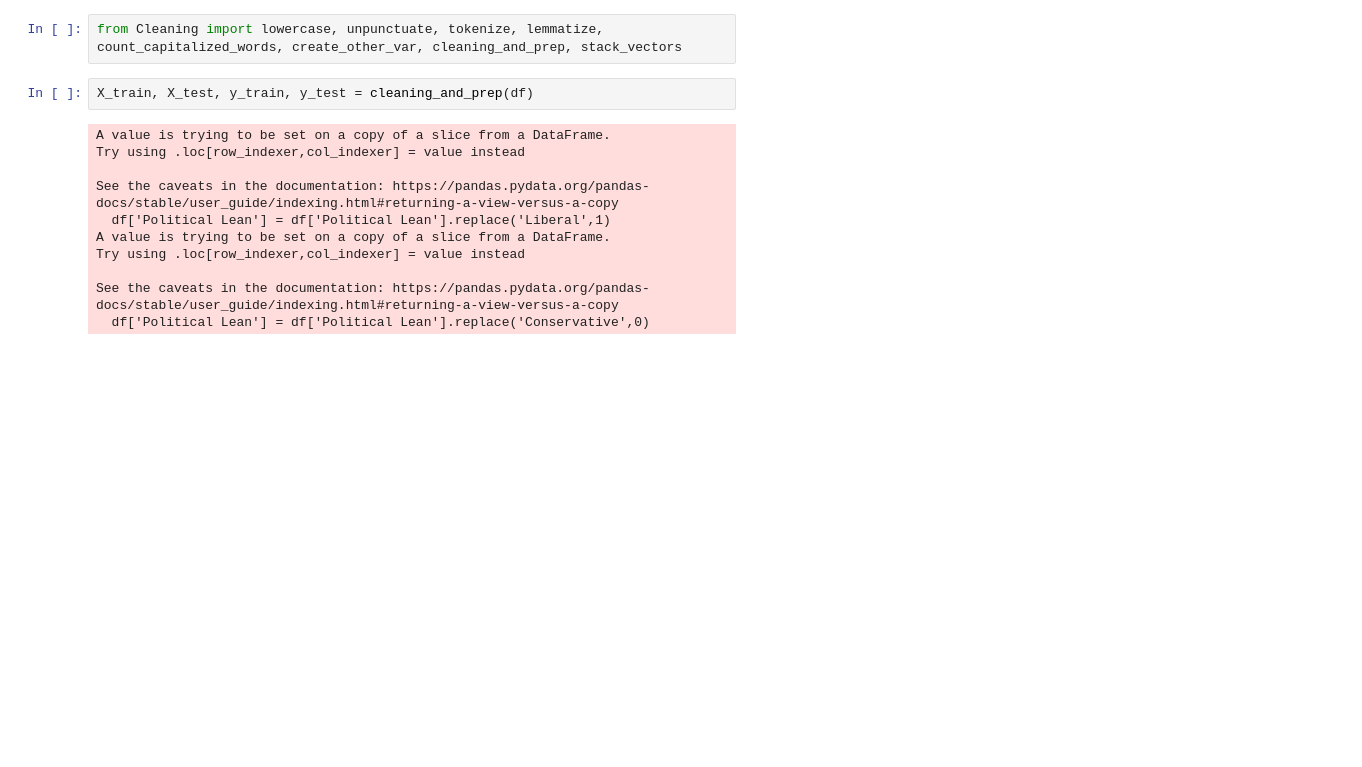
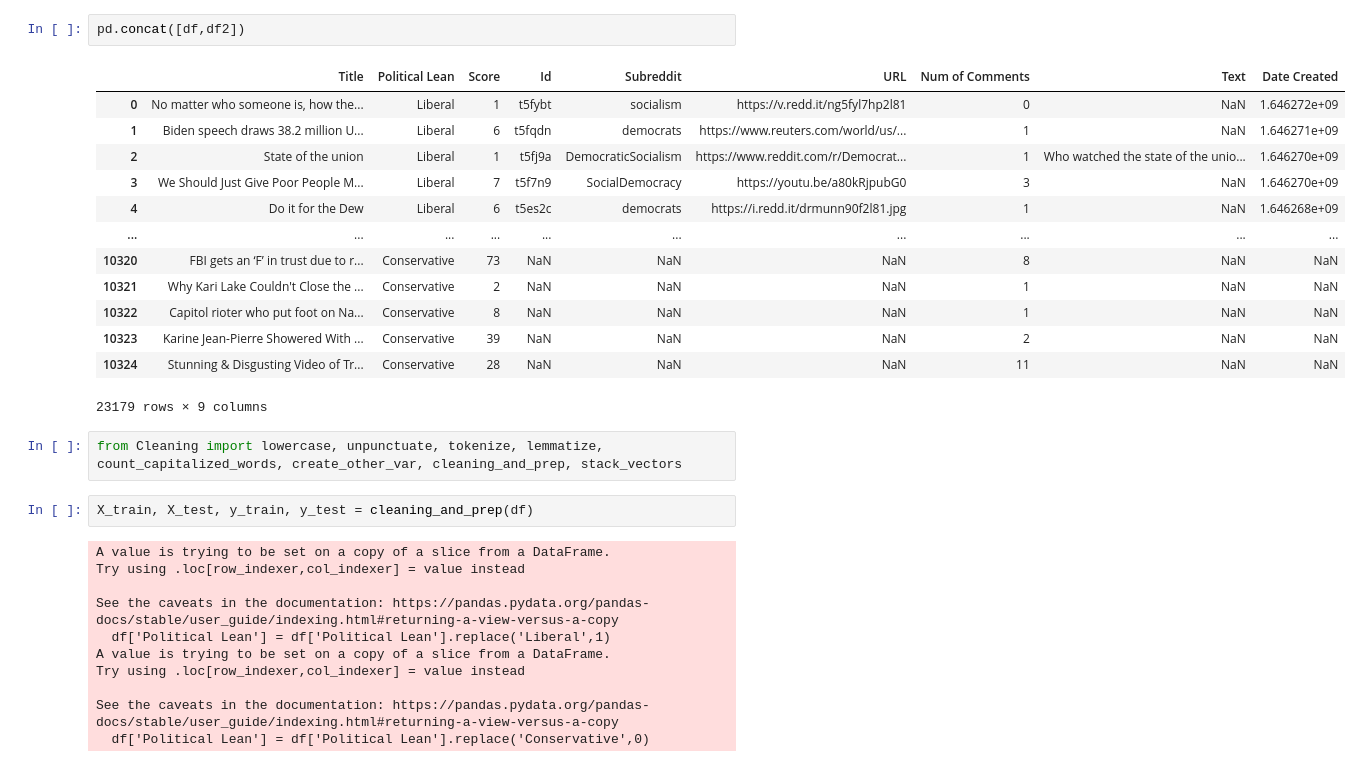
Before and after one commit to naqueattack/PoliticalNLP, a Jupyter notebook: python/CombinedModel2.ipynb, the cells around one changed output. Cells and saved outputs as stored; diff of their text form; blank space fills up the shorter version.

```diff
--- a/python/CombinedModel2.ipynb
+++ b/python/CombinedModel2.ipynb
@@ -18,3 +34,19 @@ df = pd.read_csv("../data/fulldata.csv")
+# %%
+pd.concat([df,df2])
+# %% [output]
+|  | Title | Political Lean | Score | Id | Subreddit | URL | Num of Comments | Text | Date Created |
+| 0 | No matter who someone is, how the... | Liberal | 1 | t5fybt | socialism | https://v.redd.it/ng5fyl7hp2l81 | 0 | NaN | 1.646272e+09 |
+| 1 | Biden speech draws 38.2 million U... | Liberal | 6 | t5fqdn | democrats | https://www.reuters.com/world/us/... | 1 | NaN | 1.646271e+09 |
+| 2 | State of the union | Liberal | 1 | t5fj9a | DemocraticSocialism | https://www.reddit.com/r/Democrat... | 1 | Who watched the state of the unio... | 1.646270e+09 |
+| 3 | We Should Just Give Poor People M... | Liberal | 7 | t5f7n9 | SocialDemocracy | https://youtu.be/a80kRjpubG0 | 3 | NaN | 1.646270e+09 |
+| 4 | Do it for the Dew | Liberal | 6 | t5es2c | democrats | https://i.redd.it/drmunn90f2l81.jpg | 1 | NaN | 1.646268e+09 |
+| ... | ... | ... | ... | ... | ... | ... | ... | ... | ... |
+| 10320 | FBI gets an ‘F’ in trust due to r... | Conservative | 73 | NaN | NaN | NaN | 8 | NaN | NaN |
+| 10321 | Why Kari Lake Couldn't Close the ... | Conservative | 2 | NaN | NaN | NaN | 1 | NaN | NaN |
+| 10322 | Capitol rioter who put foot on Na... | Conservative | 8 | NaN | NaN | NaN | 1 | NaN | NaN |
+| 10323 | Karine Jean-Pierre Showered With ... | Conservative | 39 | NaN | NaN | NaN | 2 | NaN | NaN |
+| 10324 | Stunning & Disgusting Video of Tr... | Conservative | 28 | NaN | NaN | NaN | 11 | NaN | NaN |
+23179 rows × 9 columns
 # %%
 from Cleaning import lowercase, unpunctuate, tokenize, lemmatize, count_capitalized_words, create_other_var, cleaning_and_prep, stack_vectors
 # %%
```
Also changed, not shown: parts of 2 cells of this notebook, 4 other files.
